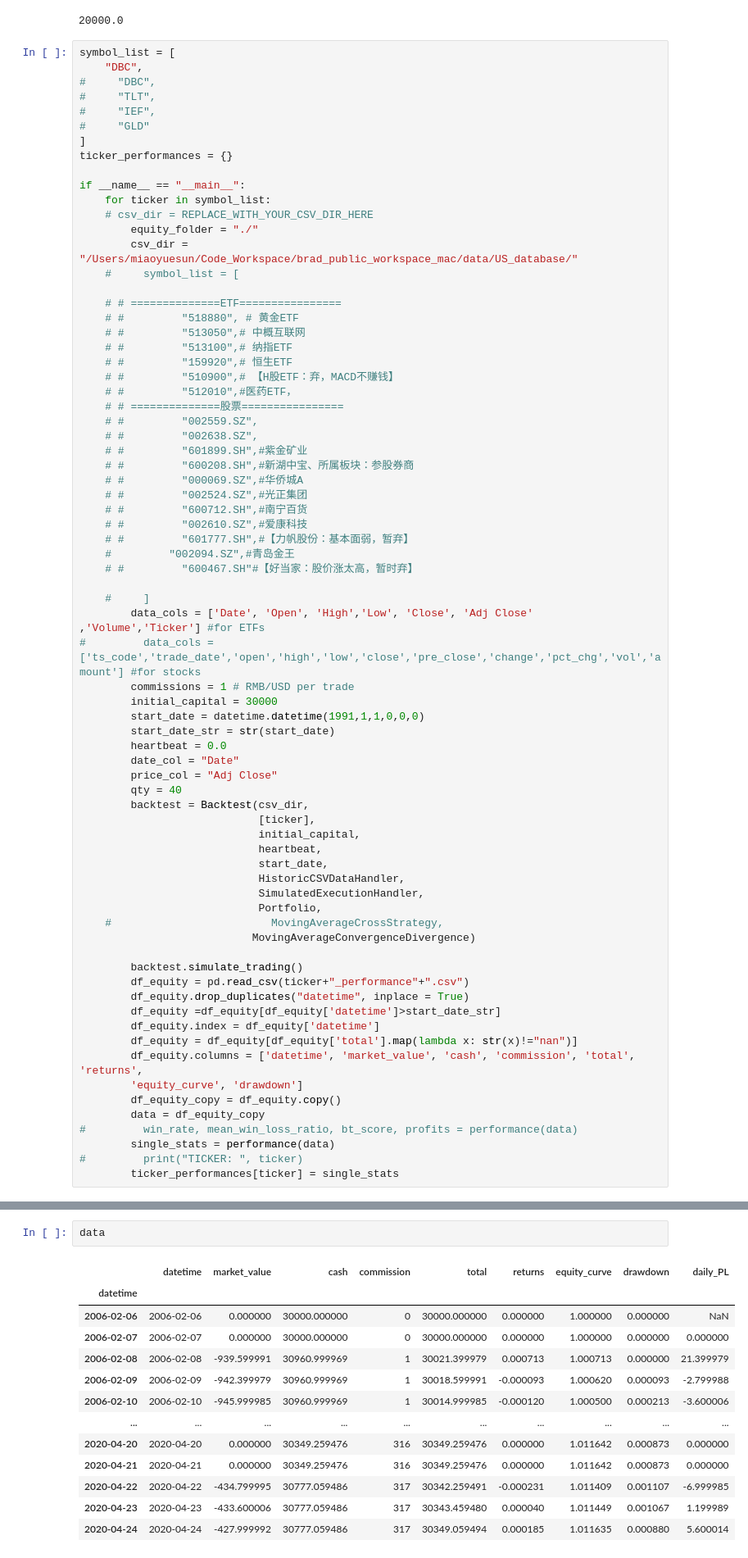
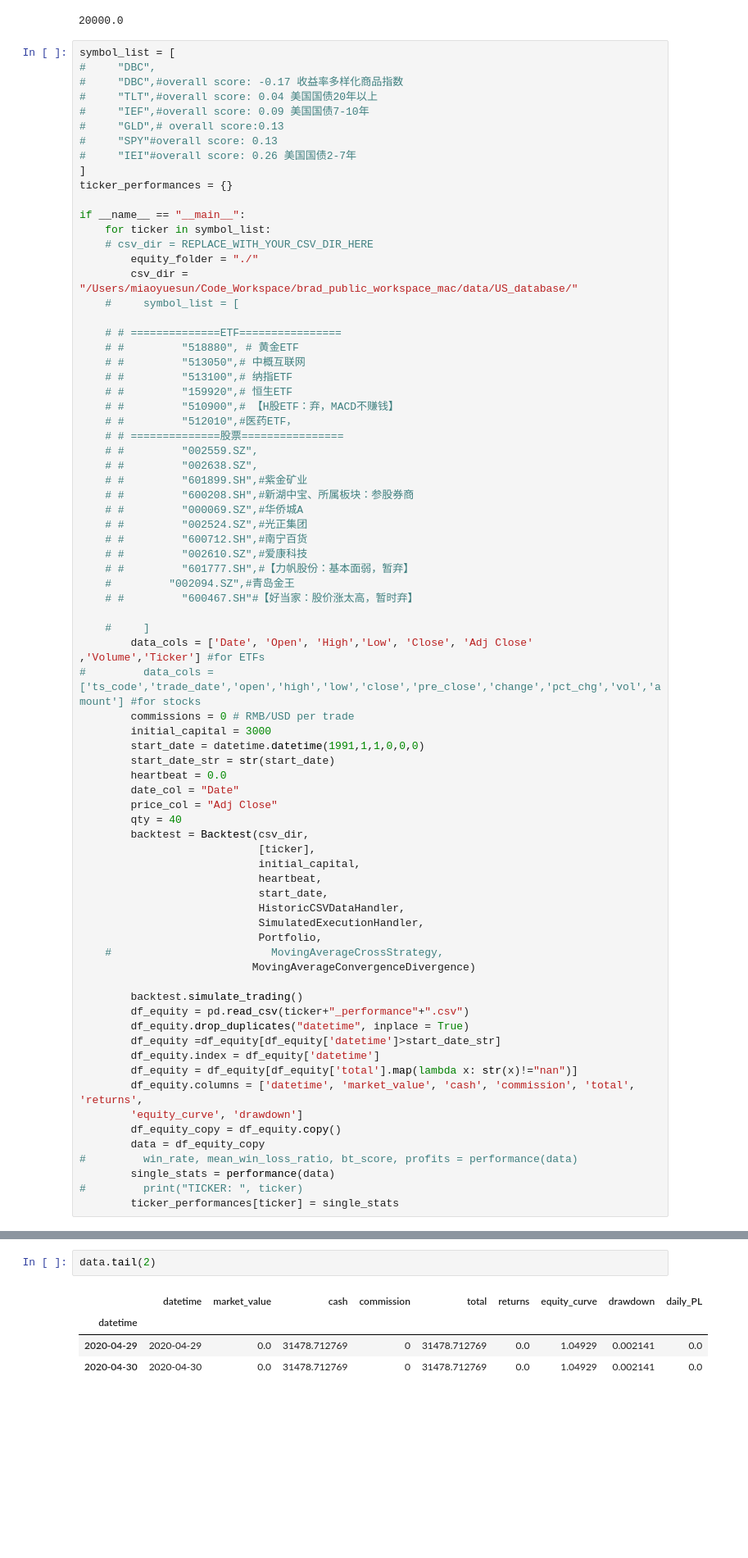
Before and after one commit to bradsun91/backtest_project, a Jupyter notebook: 20200425_Backtest_Breakdown_US_MKT_AIO_updating_find_best_performances_v1.0.ipynb, the cells around one changed output, grey strips where cells are left out. Shown at 82% size. Drawn from its saved outputs; the diff is of its cells as text; blank space fills up the shorter version.

```diff
--- a/20200425_Backtest_Breakdown_US_MKT_AIO_updating_find_best_performances_v1.0.ipynb
+++ b/20200425_Backtest_Breakdown_US_MKT_AIO_updating_find_best_performances_v1.0.ipynb
@@ -1476,11 +1476,13 @@ def performance(data):
 20000.0
 # %%
 symbol_list = [
-    "DBC",
 #     "DBC",
-#     "TLT",
-#     "IEF",
-#     "GLD"
+#     "DBC",#overall score: -0.17 收益率多样化商品指数
+#     "TLT",#overall score: 0.04 美国国债20年以上
+#     "IEF",#overall score: 0.09 美国国债7-10年
+#     "GLD",# overall score:0.13
+#     "SPY"#overall score: 0.13
+#     "IEI"#overall score: 0.26 美国国债2-7年
 ]
 ticker_performances = {}
 
@@ -1514,8 +1516,8 @@ if __name__ == "__main__":
     #     ]
         data_cols = ['Date', 'Open', 'High','Low', 'Close', 'Adj Close' ,'Volume','Ticker'] #for ETFs
 #         data_cols = ['ts_code','trade_date','open','high','low','close','pre_close','change','pct_chg','vol','amount'] #for stocks
-        commissions = 1 # RMB/USD per trade
-        initial_capital = 30000
+        commissions = 0 # RMB/USD per trade
+        initial_capital = 3000
         start_date = datetime.datetime(1991,1,1,0,0,0)
         start_date_str = str(start_date)
         heartbeat = 0.0
@@ -1613,16 +1606,7 @@ pd.DataFrame(ticker_performances)
 # %%
-data
+data.tail(2)
 # %% [output]
 |  | datetime | market_value | cash | commission | total | returns | equity_curve | drawdown | daily_PL |
 | datetime |  |  |  |  |  |  |  |  |  |
-| 2006-02-06 | 2006-02-06 | 0.000000 | 30000.000000 | 0 | 30000.000000 | 0.000000 | 1.000000 | 0.000000 | NaN |
-| 2006-02-07 | 2006-02-07 | 0.000000 | 30000.000000 | 0 | 30000.000000 | 0.000000 | 1.000000 | 0.000000 | 0.000000 |
-| 2006-02-08 | 2006-02-08 | -939.599991 | 30960.999969 | 1 | 30021.399979 | 0.000713 | 1.000713 | 0.000000 | 21.399979 |
-| 2006-02-09 | 2006-02-09 | -942.399979 | 30960.999969 | 1 | 30018.599991 | -0.000093 | 1.000620 | 0.000093 | -2.799988 |
-| 2006-02-10 | 2006-02-10 | -945.999985 | 30960.999969 | 1 | 30014.999985 | -0.000120 | 1.000500 | 0.000213 | -3.600006 |
-| ... | ... | ... | ... | ... | ... | ... | ... | ... | ... |
-| 2020-04-20 | 2020-04-20 | 0.000000 | 30349.259476 | 316 | 30349.259476 | 0.000000 | 1.011642 | 0.000873 | 0.000000 |
-| 2020-04-21 | 2020-04-21 | 0.000000 | 30349.259476 | 316 | 30349.259476 | 0.000000 | 1.011642 | 0.000873 | 0.000000 |
-| 2020-04-22 | 2020-04-22 | -434.799995 | 30777.059486 | 317 | 30342.259491 | -0.000231 | 1.011409 | 0.001107 | -6.999985 |
-| 2020-04-23 | 2020-04-23 | -433.600006 | 30777.059486 | 317 | 30343.459480 | 0.000040 | 1.011449 | 0.001067 | 1.199989 |
-| 2020-04-24 | 2020-04-24 | -427.999992 | 30777.059486 | 317 | 30349.059494 | 0.000185 | 1.011635 | 0.000880 | 5.600014 |
+| 2020-04-29 | 2020-04-29 | 0.0 | 31478.712769 | 0 | 31478.712769 | 0.0 | 1.04929 | 0.002141 | 0.0 |
+| 2020-04-30 | 2020-04-30 | 0.0 | 31478.712769 | 0 | 31478.712769 | 0.0 | 1.04929 | 0.002141 | 0.0 |
```
Also changed, not shown: parts of 6 cells of this notebook, 16 other files.
